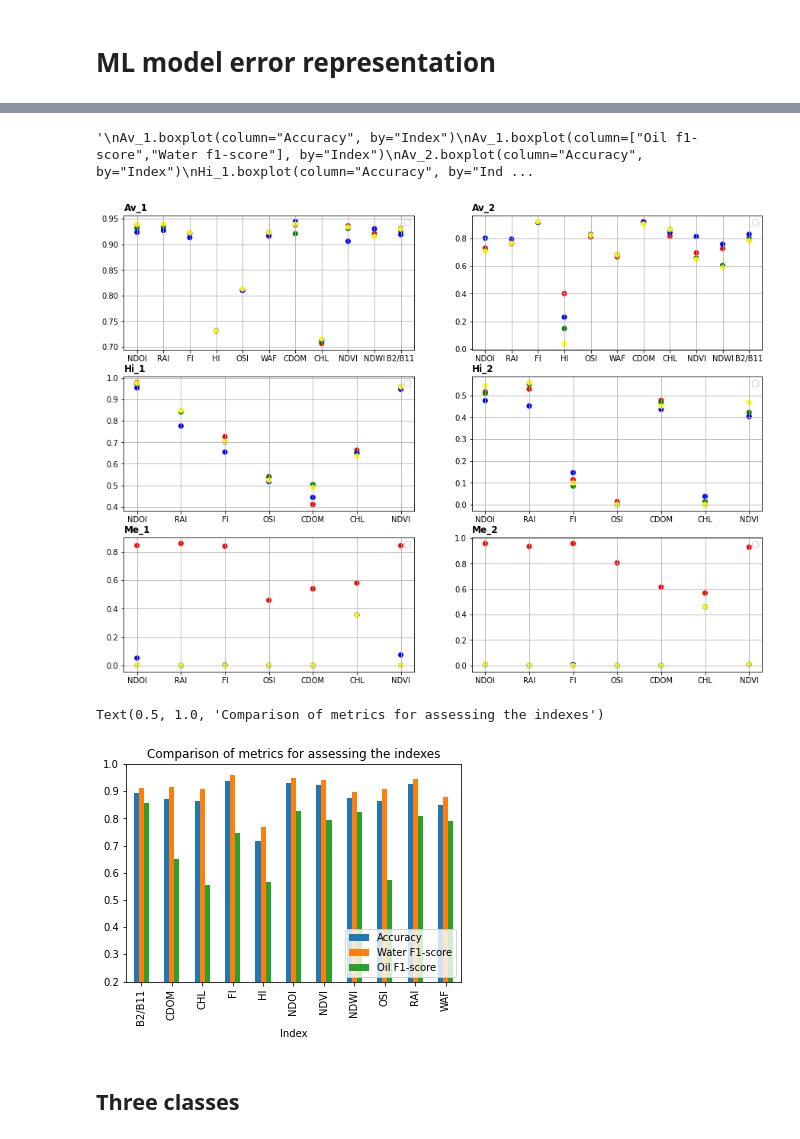
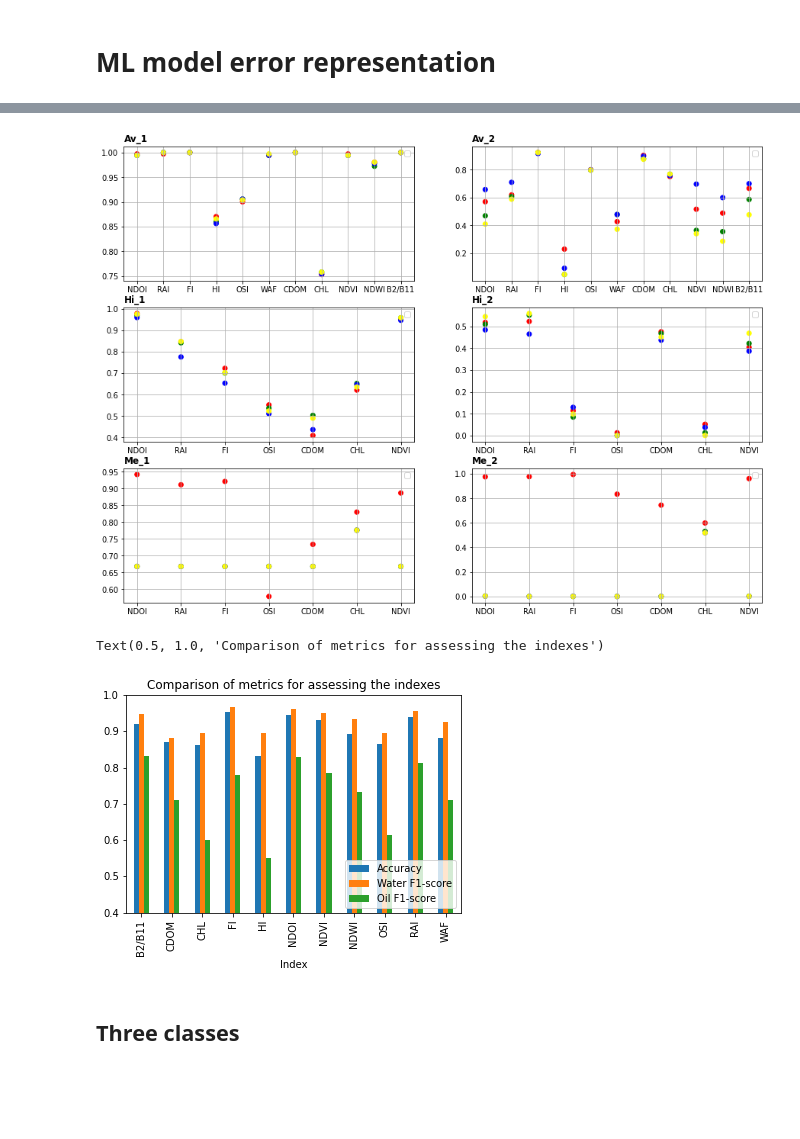
Before and after one commit to AmbarJade/NDOI-index, a Jupyter notebook: Error_representation.ipynb, the cells around one changed output, grey strips where cells are left out. Cells and saved outputs as stored; diff of their text form; code cells hidden in the pictures; blank space fills up the shorter version.

```diff
--- a/Error_representation.ipynb
+++ b/Error_representation.ipynb
@@ -4,7 +4,7 @@
 import pandas as pd
 import matplotlib.pyplot as plt
 # %%
-df = pd.read_excel(r'data\df_2classes.xlsx')
+df = pd.read_excel(r'data\df_2classes2.xlsx')
 df.head()
 # %% [output]
 |  | Unnamed: 0 | Sensor | Date | Index | Model | Accuracy | Water precision | Water f1-score | ... |
@@ -54,14 +54,3 @@ Text(0.5, 1.0, 'Mean F1-score of the Oil class for each index')
-# %%
-"""
-Av_1.boxplot(column="Accuracy", by="Index")
-Av_1.boxplot(column=["Oil f1-score","Water f1-score"], by="Index")
-Av_2.boxplot(column="Accuracy", by="Index")
-Hi_1.boxplot(column="Accuracy", by="Index")
-Hi_2.boxplot(column="Accuracy", by="Index")
-Me_1.boxplot(column="Accuracy", by="Index")
-Me_2.boxplot(column="Accuracy", by="Index")"""
-# %% [output]
-'\nAv_1.boxplot(column="Accuracy", by="Index")\nAv_1.boxplot(column=["Oil f1-score","Water f1-score"], by="Index")\nAv_2.boxplot(column="Accuracy", by="Index")\nHi_1.boxplot(column="Accuracy", by="Ind ...
 # %%
 fig = plt.figure(figsize=(15,11))
 col = {'KNN':'red', 'Decision tree':'green', 'Random Forest':'blue', 'Ada Boost':'yellow'}
@@ -74,17 +63,17 @@ for i in range(0,len(images)):
     plt.title(title, fontweight='bold', fontsize=12, loc='left')
     plt.scatter(images[i]['Index'].tolist(), images[i]['Oil f1-score'].tolist(), marker='o', color = images[i].Model.map(col))
 # %% [output]
-[figure, old version]
+[figure, new version]
 # %%
 df[df.Model == "KNN"].groupby('Index').mean().plot.bar(y = ["Accuracy", "Water f1-score", "Oil f1-score"])
-plt.ylim(0.2, 1)
+plt.ylim(0.4, 1)
 plt.title("Index Accuracy for Hi_1 (KNN)")
 plt.legend(["Accuracy", "Water F1-score", "Oil F1-score"], loc='lower right')
 plt.suptitle(''); plt.title('Comparison of metrics for assessing the indexes')
 #plt.savefig("data/Index_Metrics.eps", bbox_inches='tight',pad_inches = 0)
 # %% [output]
 Text(0.5, 1.0, 'Comparison of metrics for assessing the indexes')
-[figure, old version]
+[figure, new version]
 # %% [markdown]
 ## Three classes
 # %%
```
Also changed, not shown: parts of 3 cells of this notebook.
